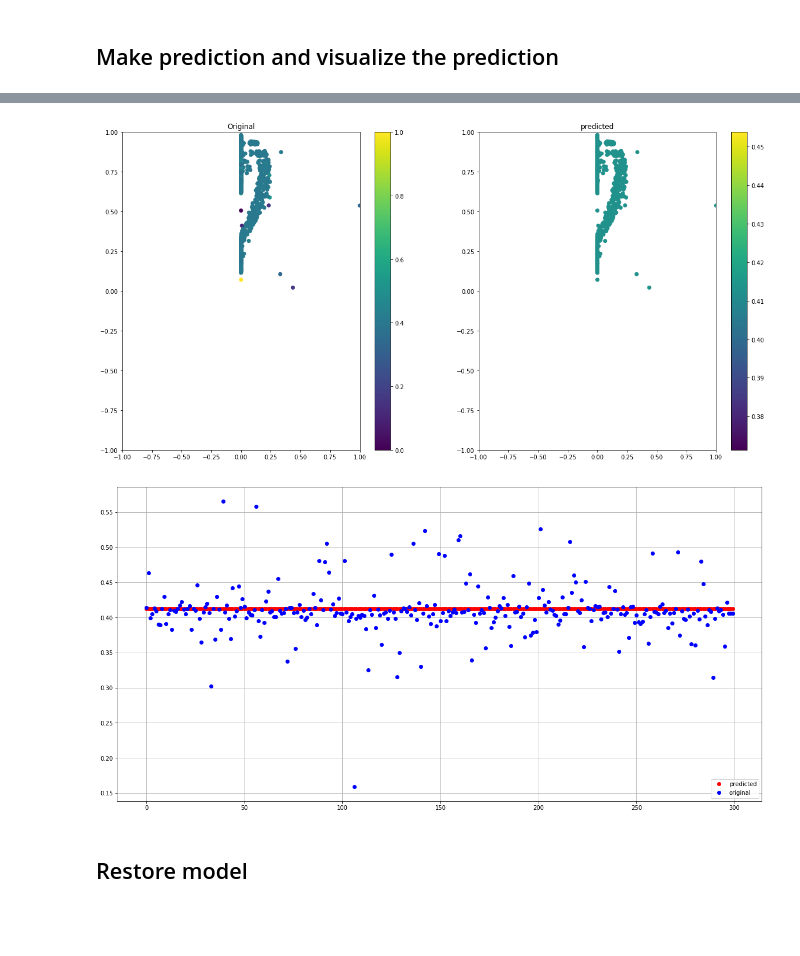
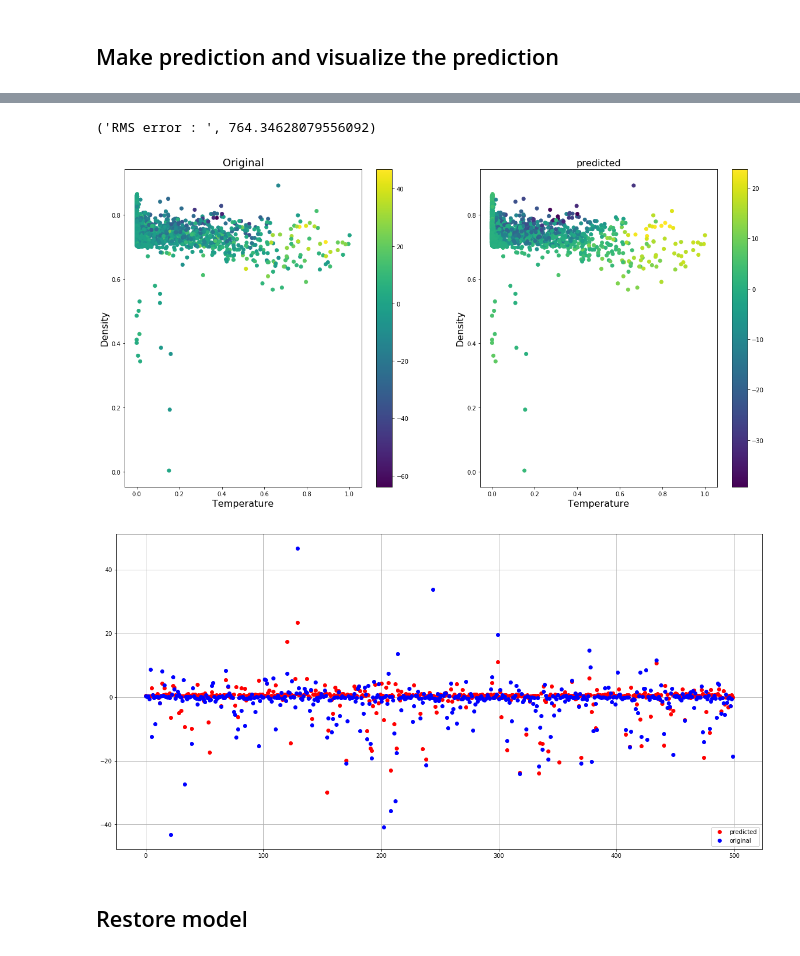
Before and after one commit to msahamed/machine_learning_earthquakes-nuclear-explosion, a Jupyter notebook: predict_stress_keras.ipynb, the cells around one changed output, grey strips where cells are left out. Drawn from its saved outputs; the diff is of its cells as text; code cells hidden in the pictures; blank space fills up the shorter version.

```diff
--- a/predict_stress_keras.ipynb
+++ b/predict_stress_keras.ipynb
@@ -51,28 +42,24 @@ The data file has no any header and has 11 columns. The X can be first seven col
 # %%
 def get_stress_data():
     filename = "data/stress_data.csv"
-#     data = pd.read_csv(data_path)
-#     data = data.values
-#     data = data[0:no_of_data, :]
-
-
+    no_of_data = 40000
     raw_data = open(filename, 'rt')
     reader = csv.reader(raw_data, delimiter=',', quoting=csv.QUOTE_NONE)
     data = list(reader)
     data = np.array(data).astype('float')
     X = data[:no_of_data, : input_layer] # [it looks like it is 1 indexed]
     Y = data[:no_of_data, 9] # shear stress [it looks like it is 0 indexed]
-
     return X, Y
-
-# get_stress_data(1000)
 # %%
 X, Y = get_stress_data()
 X, Y = shuffle(X, Y, random_state=0)
-X = preprocessing.MinMaxScaler(feature_range=(0, 1), copy=True).fit_transform(X)
-Y = preprocessing.MinMaxScaler(feature_range=(0, 1), copy=True).fit_transform(Y)
+Y = Y/1e6
+scalex = preprocessing.MinMaxScaler(feature_range=(0, 1), copy=True)
+X = scalex.fit_transform(X)
+scaley = preprocessing.MinMaxScaler(feature_range=(0, 1), copy=True)
+Y = scaley.fit_transform(Y)
 
-X_train, X_test, Y_train, Y_test = train_test_split(X, Y, test_size=0.3, random_state=42)
+X_train, X_test, Y_train, Y_test = train_test_split(X, Y, test_size=0.2, random_state=42)
 total_len_train = X_train.shape[0]
 total_len_test = X_test.shape[0]
 # %%
@@ -202,27 +179,36 @@ Non-trainable params: 0
 _________________________________________________________________
 # %%
 predicted = loaded_model.predict(X_test)
+
+# transform to original unit
+predicted = scaley.inverse_transform(predicted)
+Y_test    = scaley.inverse_transform(Y_test)
+
+# RMS error
+error = np.sqrt(np.mean((predicted-Y_test)**2))
+print("RMS error : ", error*100)
 
 plt.figure(figsize=(20,10))
 plt.subplot(1,2,1)
 plt.scatter(X_test[:,0], X_test[:, 1], c=Y_test)
-plt.title("Original")
-plt.xlim([-1, 1])
-plt.ylim([-1, 1])
+plt.title("Original", size=18)
+plt.ylabel('Density', size=16)
+plt.xlabel('Temperature', size=16)
 plt.colorbar()
 
 plt.subplot(1,2,2)
 plt.scatter(X_test[:,0], X_test[:, 1], c=predicted)
-plt.title("predicted")
-plt.xlim([-1, 1])
-plt.ylim([-1, 1])
+plt.title("predicted", size=16)
+plt.ylabel('Density', size=16)
+plt.xlabel('Temperature', size=16)
 plt.colorbar()
 
 plt.show()
 # %% [output]
+('RMS error : ', 764.34628079556092)
-[figure, old version]
+[figure, new version]
 # %%
-data = 300
+data = 500
 plt.figure(figsize=(20,10))
 plt.plot(predicted[:data], 'ro')
 plt.plot(Y_test[:data], 'bo')
@@ -230,7 +216,7 @@ plt.legend(['predicted', 'original'], loc='lower right')
 plt.grid()
 plt.show()
 # %% [output]
-[figure, old version]
+[figure, new version]
 # %% [markdown]
 ## Restore model
 # %%
```
Also changed, not shown: parts of 11 cells of this notebook.
